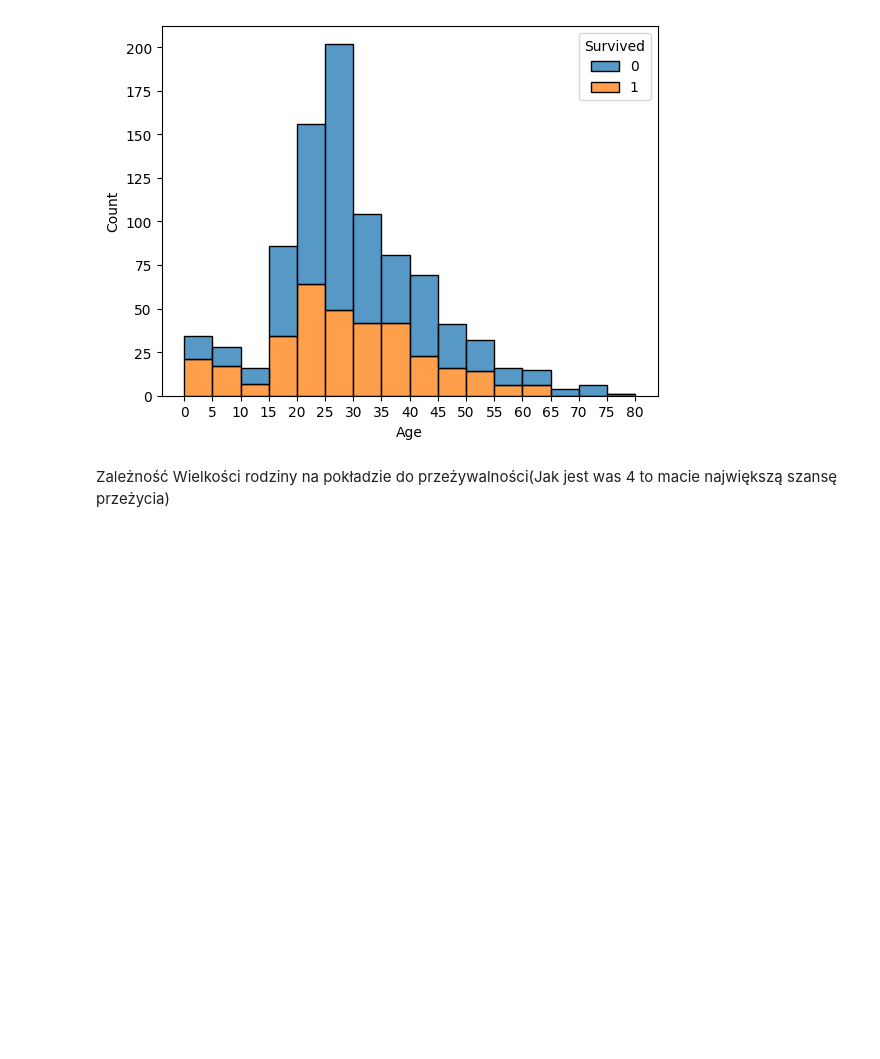
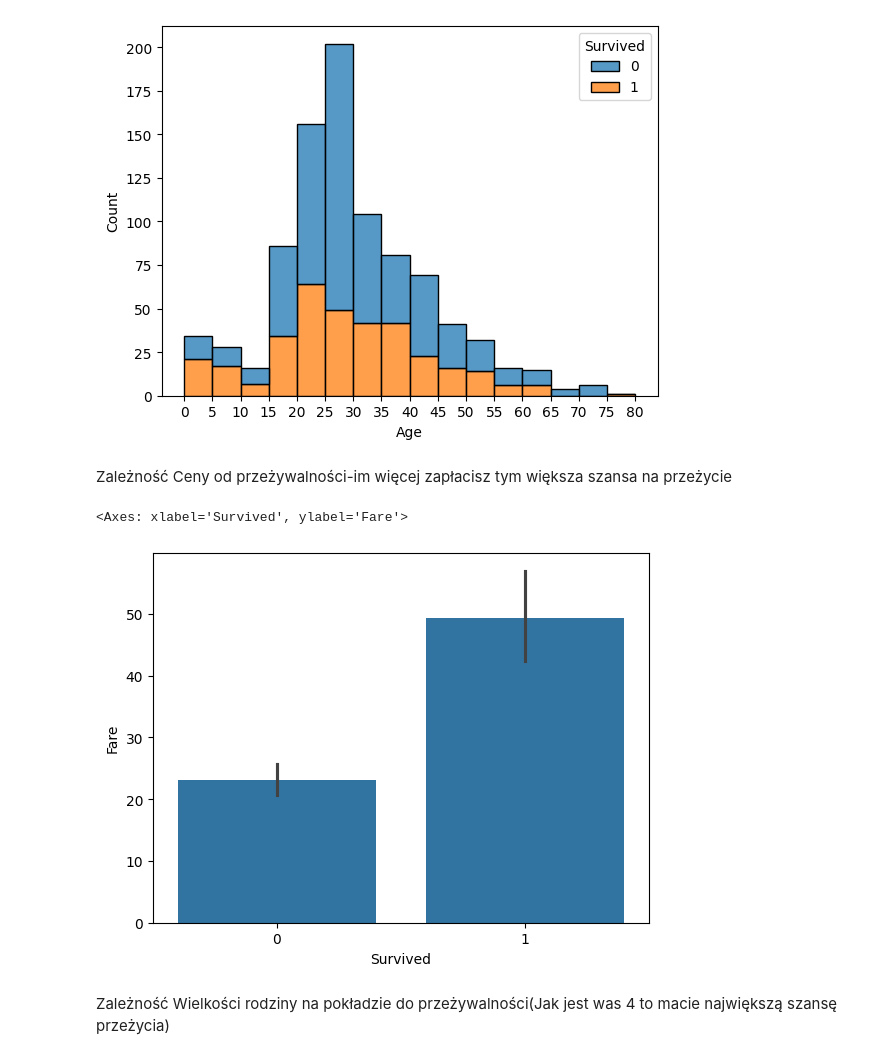
Before and after one commit to Solvro/ml-wakacyjne-wyzwanie-2025, a Jupyter notebook: Zadanie1.ipynb, the cells around one changed output. Saved outputs shown, nothing was run; the diff lists cells and outputs as text; code cells hidden in the pictures; blank space fills up the shorter version.

```diff
--- a/Zadanie1.ipynb
+++ b/Zadanie1.ipynb
@@ -105,6 +105,13 @@ sns.histplot(data=dane, x='Age', hue='Survived', multiple='stack', bins=bins1)
 # %% [output]
 <Axes: xlabel='Age', ylabel='Count'>
 [figure]
+# %% [markdown]
+Zależność Ceny od przeżywalności-im więcej zapłacisz tym większa szansa na przeżycie
+# %%
+sns.barplot(data=dane, x='Survived', y='Fare')
+# %% [output]
+<Axes: xlabel='Survived', ylabel='Fare'>
+[figure, added]
 # %% [markdown]
 Zależność Wielkości rodziny na pokładzie do przeżywalności(Jak jest was 4 to macie największą szansę przeżycia)
 # %%
```
Also changed, not shown: parts of 2 cells of this notebook.
